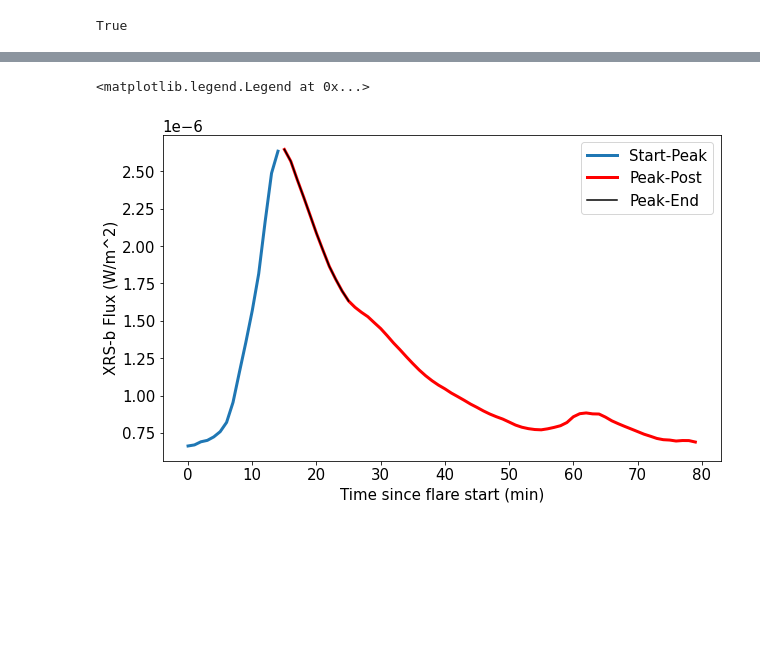
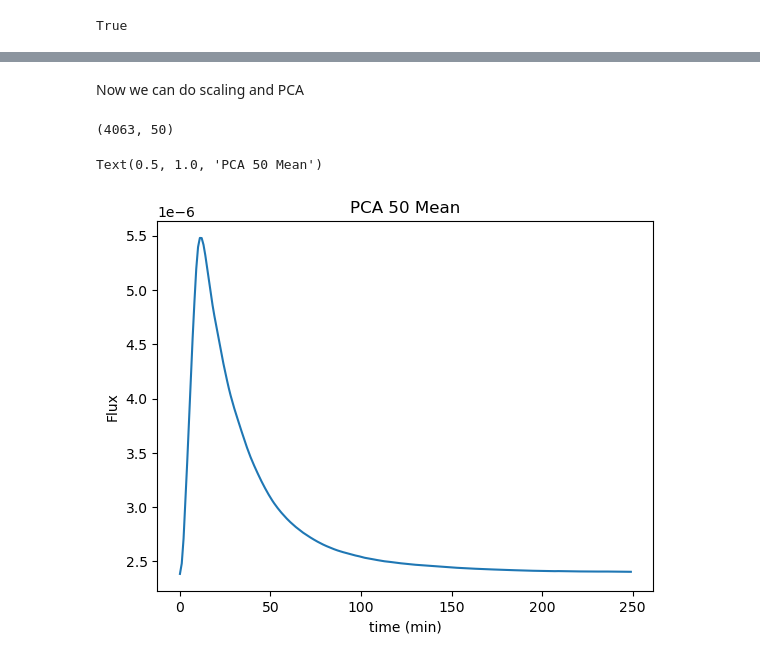
Before and after one commit to bkotten/astro_ds_final_proj, a Jupyter notebook: astro 465 create flare list.ipynb, the cells around one changed output, grey strips where cells are left out. Drawn from its saved outputs; the diff is of its cells as text; code cells hidden in the pictures; blank space fills up the shorter version.

```diff
--- a/astro 465 create flare list.ipynb
+++ b/astro 465 create flare list.ipynb
@@ -104 +100,5 @@ for ind in posts:
+# %%
+avgm_date_dict = {val: idx for idx, val in enumerate(avgm_date)}
+avgm_s_inds = [avgm_date_dict[flsum_date[ind]] for ind in starts if flsum_date[ind] in avgm_date_dict]
+avgm_po_inds = [avgm_date_dict[flsum_date[ind]] for ind in posts if flsum_date[ind] in avgm_date_dict]
 # %%
@@ -148,12 +200,33 @@ flare_time_pe_po = np.array(avgm_time[avgm_pe_inds[i]:avgm_po_inds[i]])- flare_s
+# %% [markdown]
+Now we can do scaling and PCA
+# %%
+times = np.tile(flux_df.columns.values.astype(float), (len(flux_df), 1)) # not necessary actually
+X = flux_df.values
 # %%
-plt.figure(figsize=(10,6))
-plt.rcParams['font.size'] = 15
-plt.plot(flare_time_s_pe, flare_flux_s_pe, linewidth = 3, label = 'Start-Peak')
-plt.plot(flare_time_pe_po, flare_flux_pe_po, linewidth = 3, color = 'red', label = 'Peak-Post')
-plt.plot(flare_time_pe_e, flare_flux_pe_e, linewidth = 1.5, color = 'black', label = 'Peak-End')
-plt.xlabel('Time since flare start (min)')
-plt.ylabel('XRS-b Flux (W/m^2)')
-plt.legend()
+from sklearn import preprocessing
+from sklearn import decomposition
+
+#no scaling unless necessary
+# scaler = preprocessing.StandardScaler(with_std = False)
+# Xn = scaler.fit_transform(X)
+
+# Let's try to reduce the dimensionality of the data by different amounts
+pca_50 = decomposition.PCA(n_components = 50, random_state = 0)# run the PCA algorithm with 50 components
+pca_100 = decomposition.PCA(n_components = 100, random_state = 0)# run the PCA algorithm with 100 components
+pca_20 = decomposition.PCA(n_components = 20, random_state = 0)# run the PCA algorithm with 100 components
+
+X_proj_50 = pca_50.fit_transform(X)# get the transformed PCA projection
+X_proj_100 = pca_100.fit_transform(X)# get the transformed PCA projection
+X_proj_20 = pca_20.fit_transform(X)# get the transformed PCA projection
+
+print(X_proj_50.shape)
 # %% [output]
-<matplotlib.legend.Legend at 0x...>
+(4063, 50)
-[figure, removed]
+# %%
+plt.plot(times[0], pca_50.mean_)
+plt.xlabel('time (min)')
+plt.ylabel('Flux')
+plt.title('PCA 50 Mean')
+# %% [output]
+Text(0.5, 1.0, 'PCA 50 Mean')
+[figure, added]
```
Also changed, not shown: parts of 35 cells of this notebook.
